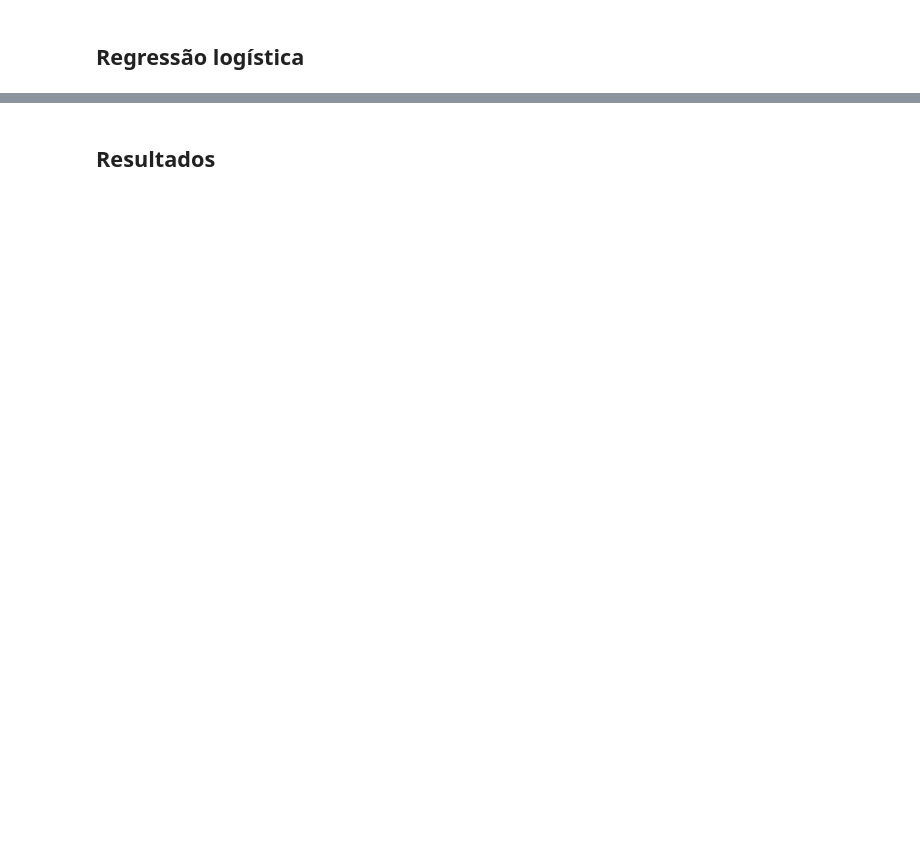
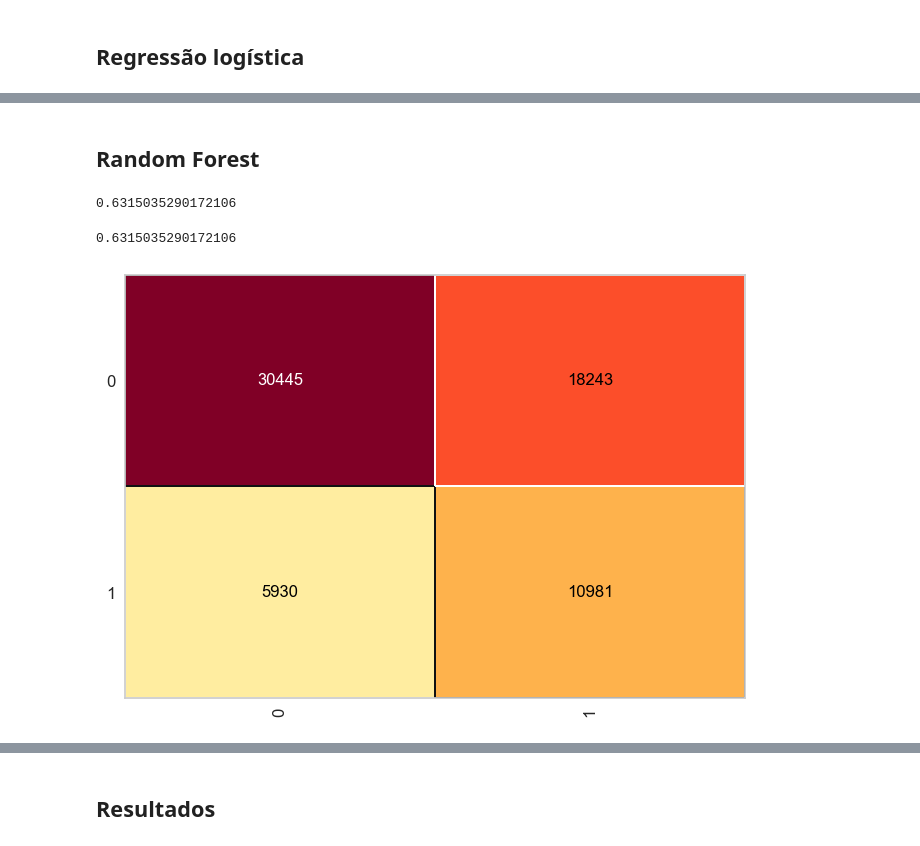
Before and after one commit to jesyavl/ADAPR5, a Jupyter notebook: ada_project_ml_i/notebooks/AdaPr5.ipynb, the cells around one changed output, grey strips where cells are left out. Cells and saved outputs as stored; diff of their text form; code cells hidden in the pictures; blank space fills up the shorter version.

```diff
--- a/ada_project_ml_i/notebooks/AdaPr5.ipynb
+++ b/ada_project_ml_i/notebooks/AdaPr5.ipynb
@@ -908,0 +967,18 @@ print(melhor_resultado)
+# %% [markdown]
+## Random Forest
+# %%
+random_modelo = RandomForestClassifier(n_estimators = 100, criterion = 'gini', class_weight = "balanced",
+                                       min_samples_leaf = 10, min_samples_split = 10)
+random_modelo.fit(x_train, y_train)
+previsoes = random_modelo.predict(x_test)
+# %%
+accuracy_score(y_test, previsoes)
+# %% [output]
+0.6315035290172106
+# %%
+cm = ConfusionMatrix(random_modelo)
+cm.fit(x_train, y_train)
+cm.score(x_test, y_test)
+# %% [output]
+0.6315035290172106
+[figure, added]
```
Also changed, not shown: parts of 50 cells of this notebook.
